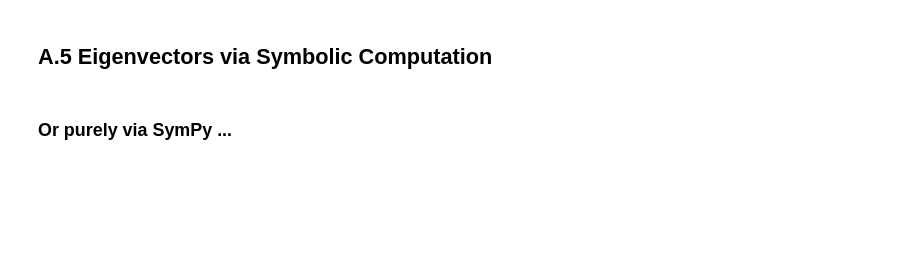
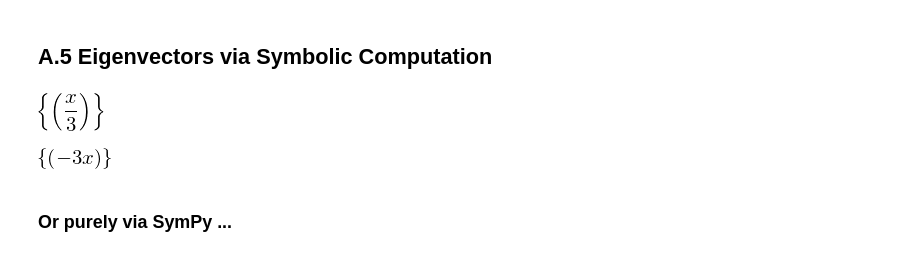
Before and after one commit to emily-jean/dimensionality-reduction, a Jupyter notebook: starter-3.2.ipynb, the cells around one changed output. Saved outputs shown, nothing was run; the diff lists cells and outputs as text; code cells hidden in the pictures; blank space fills up the shorter version.

```diff
--- a/starter-3.2.ipynb
+++ b/starter-3.2.ipynb
@@ -60,8 +70,8 @@ NameError: name 'A2m' is not defined
 ## A.3 Store Eigenvalues
 TODO: overwrite assignments (1=bigger, 2=smaller)
 # %%
-l1 = None
-l2 = None
+l1 = 13
+l2 = 3
 # %% [markdown]
 ## A.4 Eigenvectors by Hand
 One way to do it...
@@ -103,10 +121,14 @@ eqn2 = 3*x + 4*y - l*y
 # first eigenvector
 eqns1 = [eqn1.subs(l, l1), eqn2.subs(l, l1)]
 sp.linsolve(eqns1, y)
+# %% [output]
+[figure, added]
 # %%
 # TODO: repeat for second
-eqns2 = [eqn1.subs(l, l1), eqn2.subs(l, l1)]
+eqns2 = [eqn1.subs(l, l2), eqn2.subs(l, l2)]
 sp.linsolve(eqns2, y)
+# %% [output]
+[figure, added]
 # %% [markdown]
 ### Or purely via SymPy ...
 # %%
```
Also changed, not shown: parts of 28 cells of this notebook.
